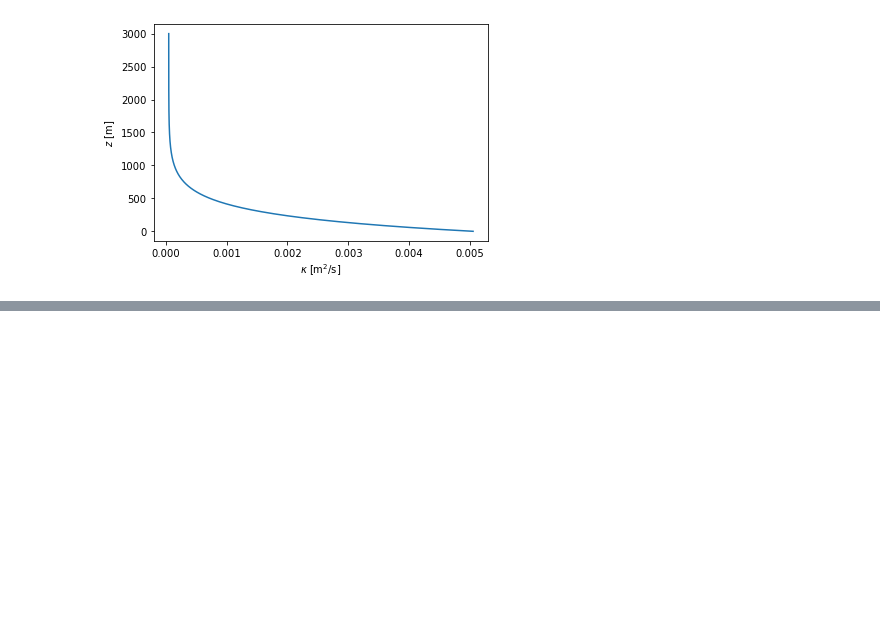
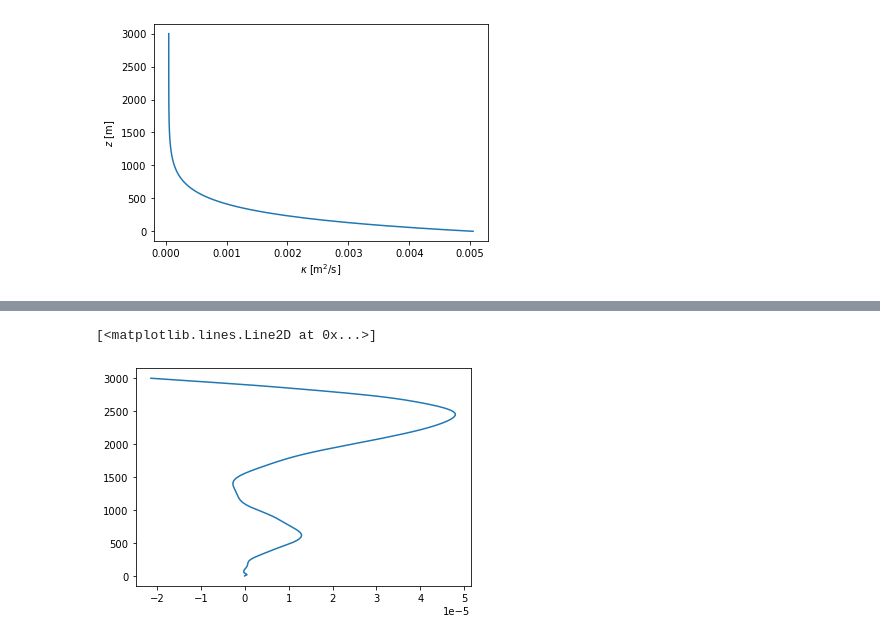
Before and after one commit to hdrake/bmli-linear, a Jupyter notebook: bml-1d-LBVP-dedalus.ipynb, the cells around one changed output, grey strips where cells are left out. Drawn from its saved outputs; the diff is of its cells as text; code cells hidden in the pictures; blank space fills up the shorter version.

```diff
--- a/bml-1d-LBVP-dedalus.ipynb
+++ b/bml-1d-LBVP-dedalus.ipynb
@@ -292,0 +239,6 @@ plt.show()
+# %%
+plt.plot(b['g'].real, z)
+#plt.plot(w['g'].real, z)
+# %% [output]
+[<matplotlib.lines.Line2D at 0x...>]
+[figure, added]
```
Also changed, not shown: parts of 13 cells of this notebook.
